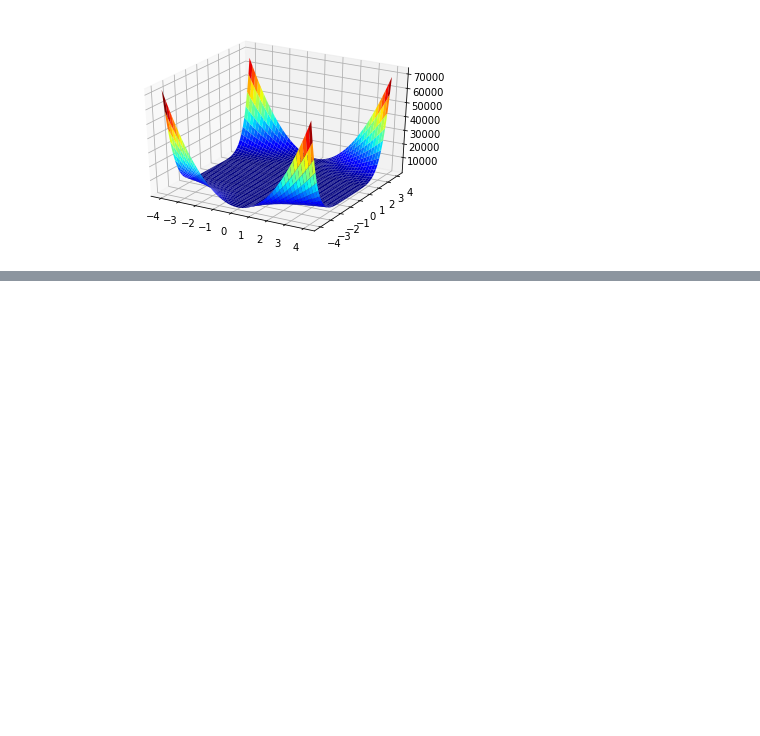
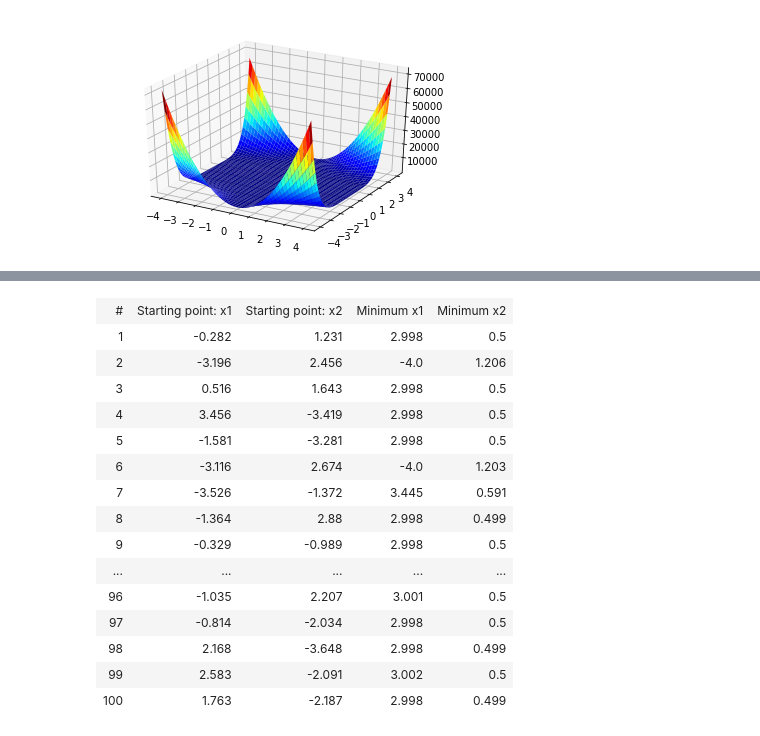
Before and after one commit to LemurPwned/Fundamentals-of-optimization, a Jupyter notebook: Gradient descent.ipynb, the cells around one changed output, grey strips where cells are left out. Saved outputs shown, nothing was run; the diff lists cells and outputs as text; code cells hidden in the pictures; blank space fills up the shorter version.

```diff
--- a/Gradient descent.ipynb
+++ b/Gradient descent.ipynb
@@ -165,10 +207,0 @@ plt.plot(z)
-# %%
-x1 = 8*np.random.random((100,1)) - 4
-x2 = 8*np.random.random((100,1)) - 4
-minima_x1 = []
-minima_x2 = []
-for x, y in zip(x1, x2):
-    x1, x2 = gradient_descent(target_function, x, y, 0.00001, 0.001, 100000)
-
-    minima_x1.append(x1)
-    minima_x2.append(x2)
@@ -185,0 +215,39 @@ print(len(z))
+# %%
+class ListTable(list):
+    def _repr_html_(self):
+        html = ["<table>"]
+        for row in self:
+            html.append("<tr>")
+
+            for col in row:
+                html.append("<td>{0}</td>".format(col))
+
+            html.append("</tr>")
+        html.append("</table>")
+        return ''.join(html)
+# %%
+table = ListTable()
+table.append(['#','Starting point: x1', 'Starting point: x2', 'Minimum x1', 'Minimum x2'])
+count = 1
+for x1s, x2s, x1m, x2m in zip(x1_start, x2_start, minima_x1, minima_x2):
+    table.append([count, x1s[0], x2s[0], x1m[0], x2m[0]])
+    count+= 1
+# %%
+table
+# %% [output]
+| # | Starting point: x1 | Starting point: x2 | Minimum x1 | Minimum x2 |
+| 1 | -0.282 | 1.231 | 2.998 | 0.5 |
+| 2 | -3.196 | 2.456 | -4.0 | 1.206 |
+| 3 | 0.516 | 1.643 | 2.998 | 0.5 |
+| 4 | 3.456 | -3.419 | 2.998 | 0.5 |
+| 5 | -1.581 | -3.281 | 2.998 | 0.5 |
+| 6 | -3.116 | 2.674 | -4.0 | 1.203 |
+| 7 | -3.526 | -1.372 | 3.445 | 0.591 |
+| 8 | -1.364 | 2.88 | 2.998 | 0.499 |
+| 9 | -0.329 | -0.989 | 2.998 | 0.5 |
+| ... | ... | ... | ... | ... |
+| 96 | -1.035 | 2.207 | 3.001 | 0.5 |
+| 97 | -0.814 | -2.034 | 2.998 | 0.5 |
+| 98 | 2.168 | -3.648 | 2.998 | 0.499 |
+| 99 | 2.583 | -2.091 | 3.002 | 0.5 |
+| 100 | 1.763 | -2.187 | 2.998 | 0.499 |
```
Also changed, not shown: parts of 17 cells of this notebook, 2 other files.
